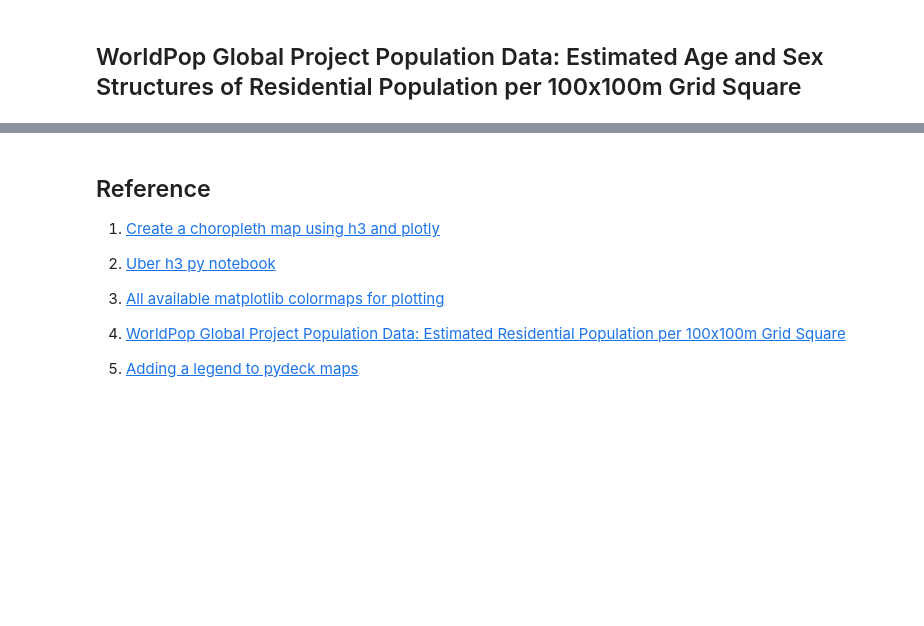
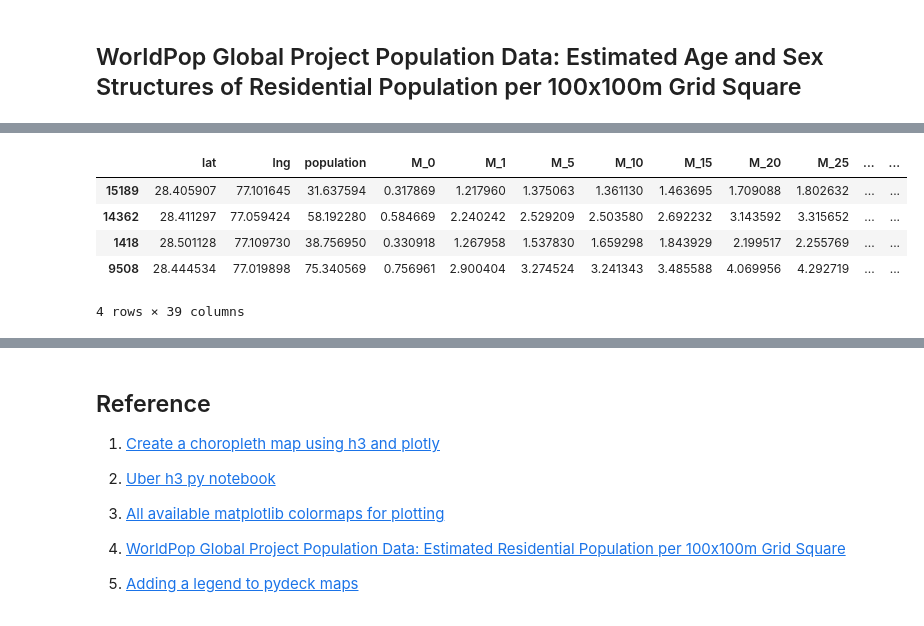
Before and after one commit to kavyajeetbora/CityHealthMonitor, a Jupyter notebook: development/population_estimate.ipynb, the cells around one changed output, grey strips where cells are left out. Cells and saved outputs as stored; diff of their text form; code cells hidden in the pictures; blank space fills up the shorter version.

```diff
--- a/development/population_estimate.ipynb
+++ b/development/population_estimate.ipynb
@@ -299,7 +299,15 @@ fig.savefig('temp.png', transparent=True)
 # %% [markdown]
 ## WorldPop Global Project Population Data: Estimated Age and Sex Structures of Residential Population per 100x100m Grid Square
 # %%
-world_pop_image = ee.ImageCollection("WorldPop/GP/100m/pop_age_sex")\
+world_pop_age_sex = ee.ImageCollection("WorldPop/GP/100m/pop_age_sex")\
 .filter(ee.Filter.eq('country','IND'))\
 .filter(ee.Filter.eq('year', 2020))\
 .first().clip(geometry)
+
+geemap.ee_export_image(
+    world_pop_age_sex,
+    filename='pop_age_sex.tif',
+    scale=100,
+    file_per_band=False,
+    region=geometry,
+)
@@ -305,0 +319,3 @@ world_pop_image = ee.ImageCollection("WorldPop/GP/100m/pop_age_sex")\
+# %%
+bandNames = world_pop_age_sex.bandNames().getInfo()
+len(bandNames)
@@ -305,0 +324,13 @@ world_pop_image = ee.ImageCollection("WorldPop/GP/100m/pop_age_sex")\
+# %%
+# band_as_variable
+xr = rioxarray.open_rasterio('pop_age_sex.tif')
+final_df = None
+for i, band in enumerate(bandNames):
+    pas_df = xr.sel(band=i+1).to_pandas()
+    pas_df = pas_df.stack().reset_index().rename(columns={"x": 'lng', 'y': 'lat', 0: band})
+
+    ## Join the dataset
+    if i == 0:
+        final_df = pas_df
+    else:
+        final_df = final_df.join(pas_df[[band]])
@@ -305,0 +339,9 @@ world_pop_image = ee.ImageCollection("WorldPop/GP/100m/pop_age_sex")\
+# %%
+final_df.sample(4)
+# %% [output]
+|  | lat | lng | population | M_0 | M_1 | M_5 | M_10 | M_15 | M_20 | M_25 | ... | ... |
+| 15189 | 28.405907 | 77.101645 | 31.637594 | 0.317869 | 1.217960 | 1.375063 | 1.361130 | 1.463695 | 1.709088 | 1.802632 | ... | ... |
+| 14362 | 28.411297 | 77.059424 | 58.192280 | 0.584669 | 2.240242 | 2.529209 | 2.503580 | 2.692232 | 3.143592 | 3.315652 | ... | ... |
+| 1418 | 28.501128 | 77.109730 | 38.756950 | 0.330918 | 1.267958 | 1.537830 | 1.659298 | 1.843929 | 2.199517 | 2.255769 | ... | ... |
+| 9508 | 28.444534 | 77.019898 | 75.340569 | 0.756961 | 2.900404 | 3.274524 | 3.241343 | 3.485588 | 4.069956 | 4.292719 | ... | ... |
+4 rows × 39 columns
```
Also changed, not shown: parts of 14 cells of this notebook.
